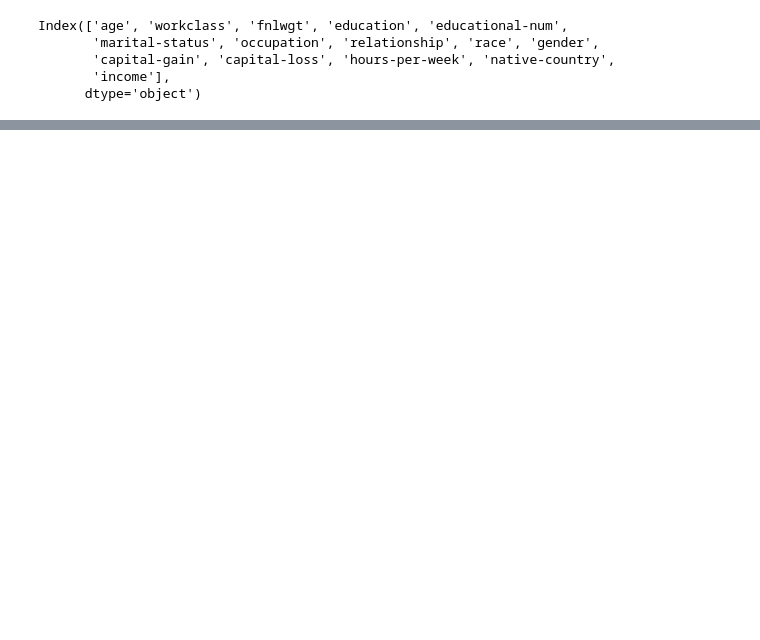
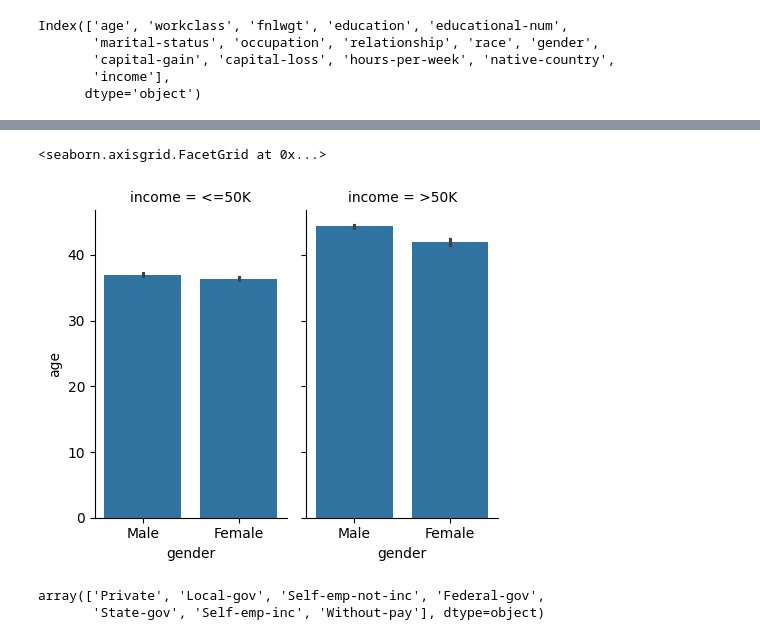
Before and after one commit to yldrmgaye/sislab-final, a Jupyter notebook: main.ipynb, the cells around one changed output, grey strips where cells are left out. Saved outputs shown, nothing was run; the diff lists cells and outputs as text; code cells hidden in the pictures; blank space fills up the shorter version.

```diff
--- a/main.ipynb
+++ b/main.ipynb
@@ -37,0 +159,11 @@ Index(['age', 'workclass', 'fnlwgt', 'education', 'educational-num',
+# %%
+g = sns.FacetGrid(df, col="income", height=4, aspect=.6)
+g.map(sns.barplot, "gender", "age", order=["Male", "Female"])
+# %% [output]
+<seaborn.axisgrid.FacetGrid at 0x...>
+[figure, added]
+# %%
+df["workclass"].unique()
+# %% [output]
+array(['Private', 'Local-gov', 'Self-emp-not-inc', 'Federal-gov',
+       'State-gov', 'Self-emp-inc', 'Without-pay'], dtype=object)
```
Also changed, not shown: parts of 16 cells of this notebook.
